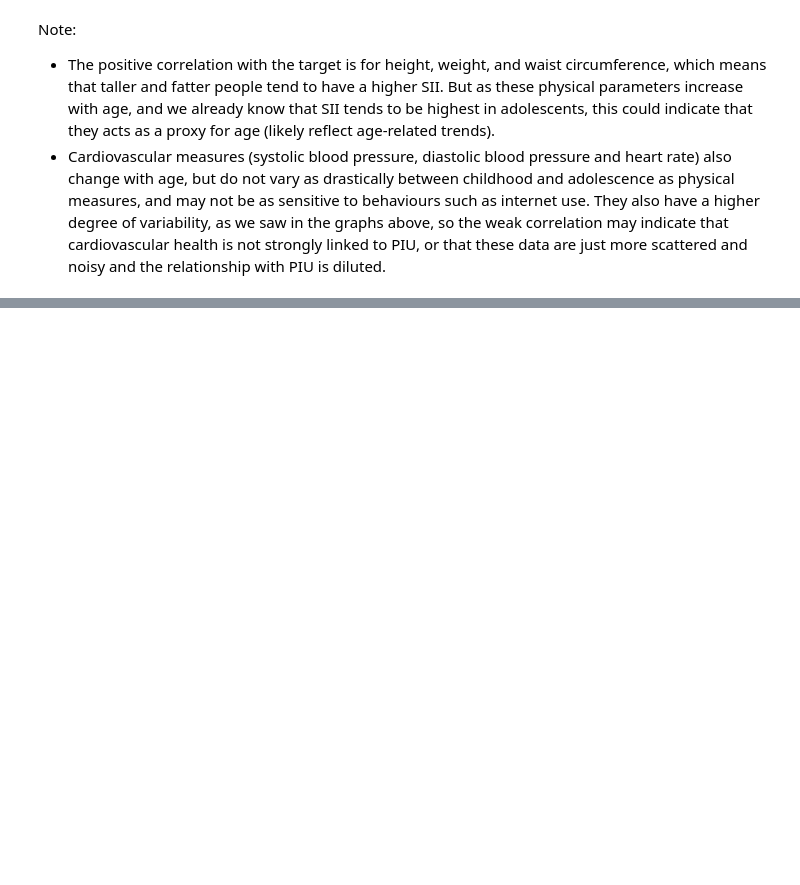
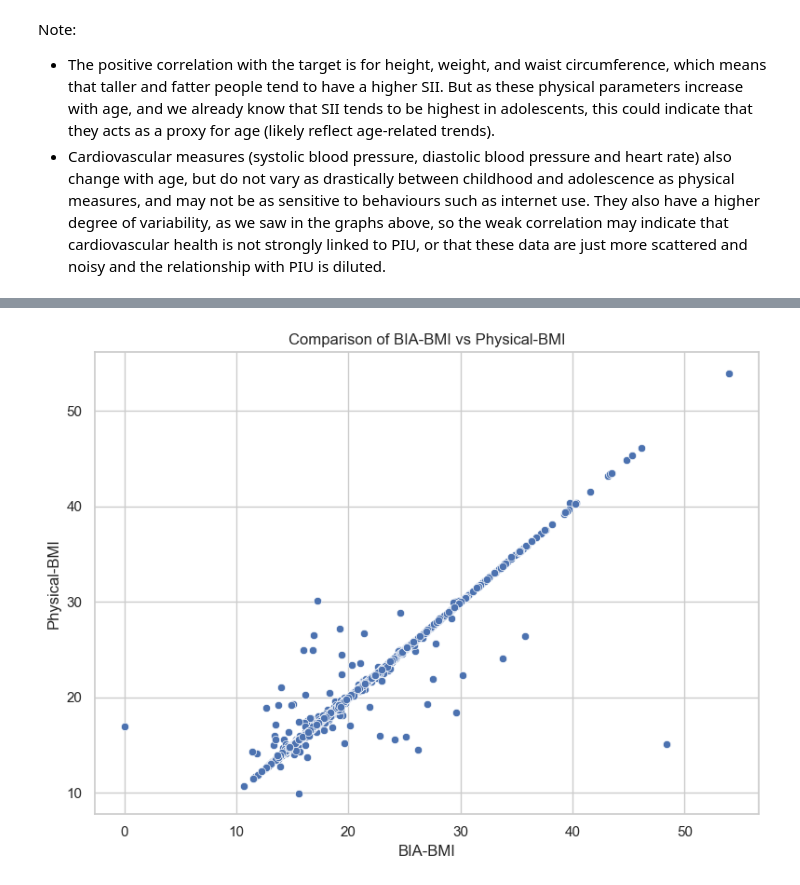
Before and after one commit to AdityaMarne/Kaggle_projects, a Jupyter notebook: ProblematicInternetUse/notebooks/EDA_Train.ipynb, the cells around one changed output, grey strips where cells are left out. Cells and saved outputs as stored; diff of their text form; code cells hidden in the pictures; blank space fills up the shorter version.

```diff
--- a/ProblematicInternetUse/notebooks/EDA.ipynb
+++ b/ProblematicInternetUse/notebooks/EDA_Train.ipynb
@@ -1524,0 +1657,19 @@ Note:
+# %%
+# Compare the two measured BMI
+
+bmi_data = train[['BIA-BIA_BMI', 'Physical-BMI']].dropna()
+
+plt.figure(figsize=(8, 6))
+sns.scatterplot(
+    x='BIA-BIA_BMI', y='Physical-BMI',
+    data=bmi_data,
+    color='b'
+)
+plt.title('Comparison of BIA-BMI vs Physical-BMI')
+plt.xlabel('BIA-BMI')
+plt.ylabel('Physical-BMI')
+
+plt.tight_layout()
+plt.show()
+# %% [output]
+[figure, added]
```
Also changed, not shown: parts of 45 cells of this notebook.
